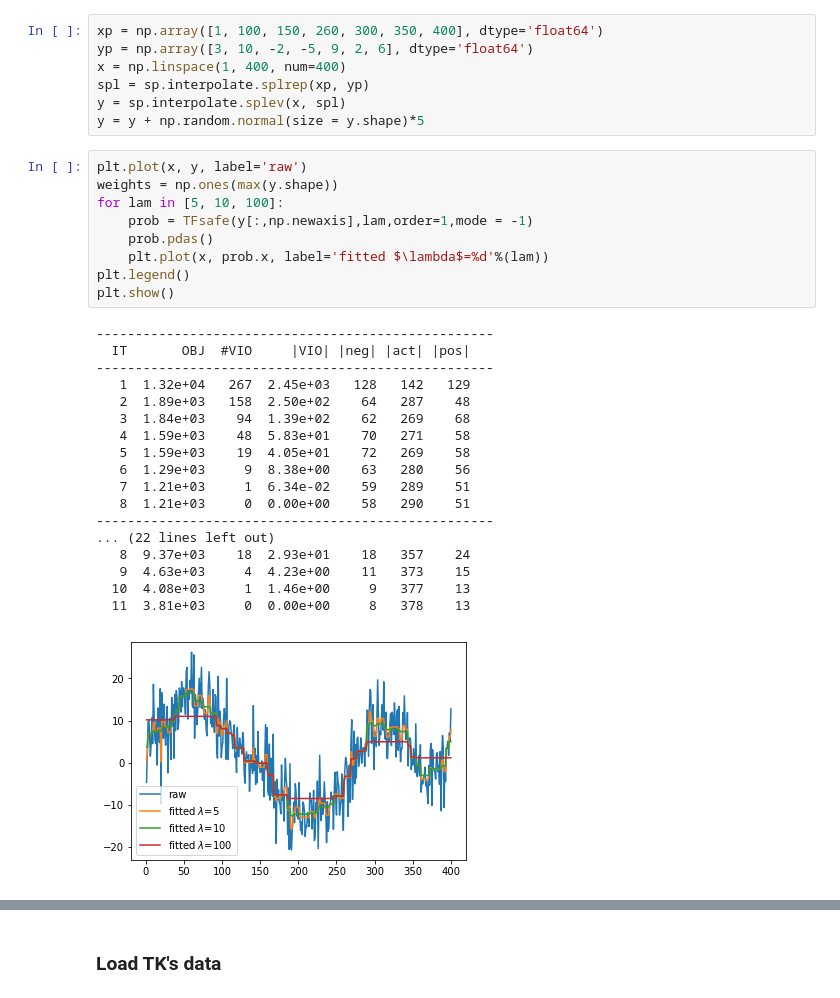
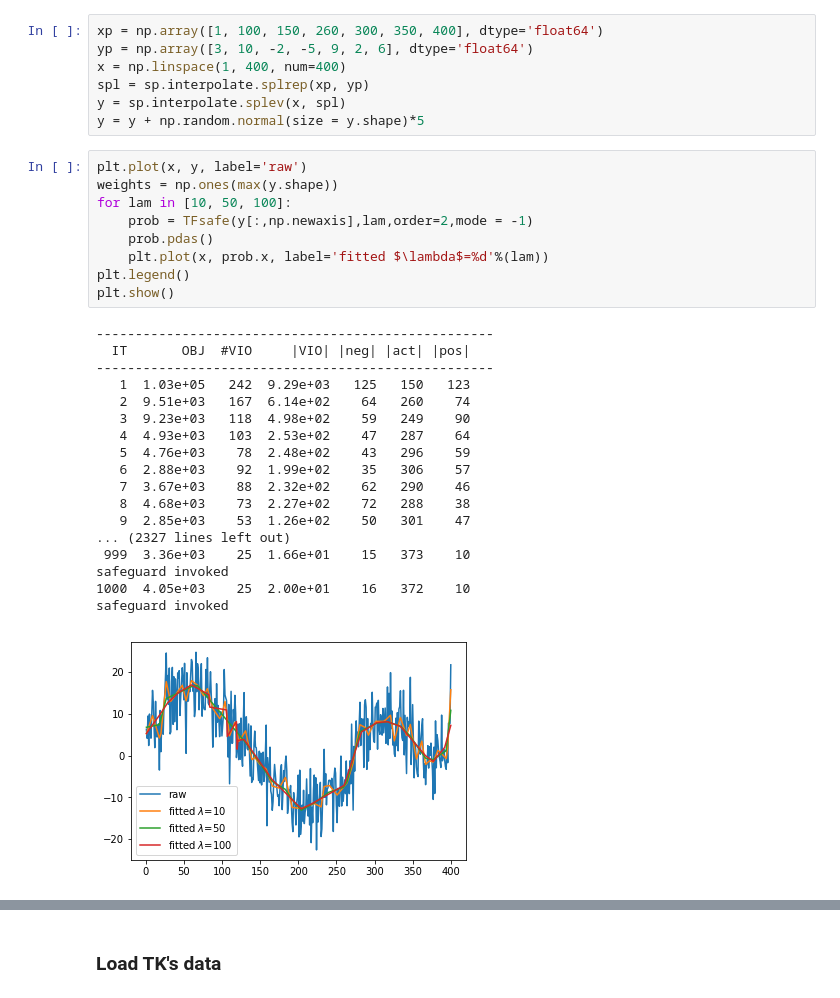
Before and after one commit to zqwei/fish_processing, a Jupyter notebook: notebooks/Test_TF.ipynb, the cells around one changed output, grey strips where cells are left out. Drawn from its saved outputs; the diff is of its cells as text.

```diff
--- a/notebooks/Test_TF.ipynb
+++ b/notebooks/Test_TF.ipynb
@@ -31,28 +73,28 @@ y = y + np.random.normal(size = y.shape)*5
 # %%
 plt.plot(x, y, label='raw')
 weights = np.ones(max(y.shape))
-for lam in [5, 10, 100]:
-    prob = TFsafe(y[:,np.newaxis],lam,order=1,mode = -1)
+for lam in [10, 50, 100]:
+    prob = TFsafe(y[:,np.newaxis],lam,order=2,mode = -1)
     prob.pdas()
     plt.plot(x, prob.x, label='fitted $\lambda$=%d'%(lam))
 plt.legend()
 plt.show()
 # %% [output]
 ---------------------------------------------------
   IT       OBJ  #VIO     |VIO| |neg| |act| |pos|
 ---------------------------------------------------
-   1  1.32e+04   267  2.45e+03   128   142   129
-   2  1.89e+03   158  2.50e+02    64   287    48
-   3  1.84e+03    94  1.39e+02    62   269    68
-   4  1.59e+03    48  5.83e+01    70   271    58
-   5  1.59e+03    19  4.05e+01    72   269    58
-   6  1.29e+03     9  8.38e+00    63   280    56
-   7  1.21e+03     1  6.34e-02    59   289    51
-   8  1.21e+03     0  0.00e+00    58   290    51
----------------------------------------------------
-... (22 lines left out)
-   8  9.37e+03    18  2.93e+01    18   357    24
-   9  4.63e+03     4  4.23e+00    11   373    15
-  10  4.08e+03     1  1.46e+00     9   377    13
-  11  3.81e+03     0  0.00e+00     8   378    13
+   1  1.03e+05   242  9.29e+03   125   150   123
+   2  9.51e+03   167  6.14e+02    64   260    74
+   3  9.23e+03   118  4.98e+02    59   249    90
+   4  4.93e+03   103  2.53e+02    47   287    64
+   5  4.76e+03    78  2.48e+02    43   296    59
+   6  2.88e+03    92  1.99e+02    35   306    57
+   7  3.67e+03    88  2.32e+02    62   290    46
+   8  4.68e+03    73  2.27e+02    72   288    38
+   9  2.85e+03    53  1.26e+02    50   301    47
+... (2327 lines left out)
+ 999  3.36e+03    25  1.66e+01    15   373    10
+safeguard invoked
+1000  4.05e+03    25  2.00e+01    16   372    10
+safeguard invoked
-[figure, old version]
+[figure, new version]
```
Also changed, not shown: parts of 5 cells of this notebook.
